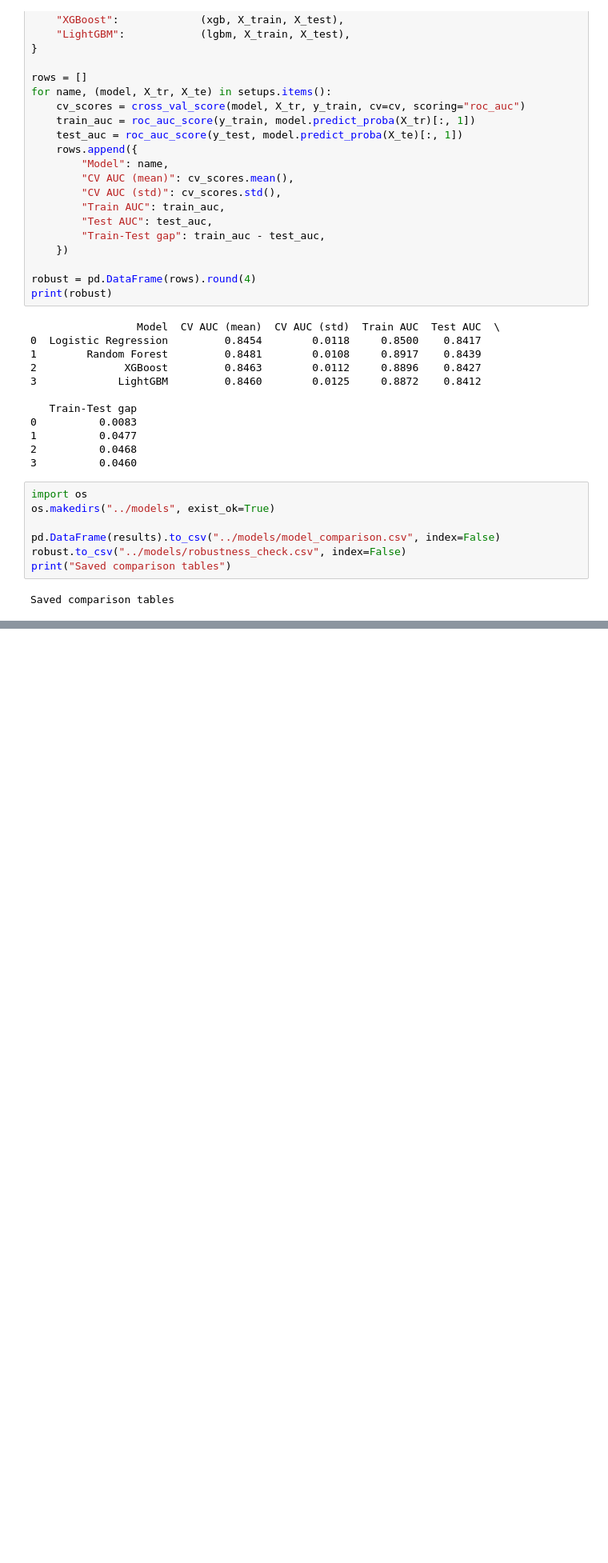
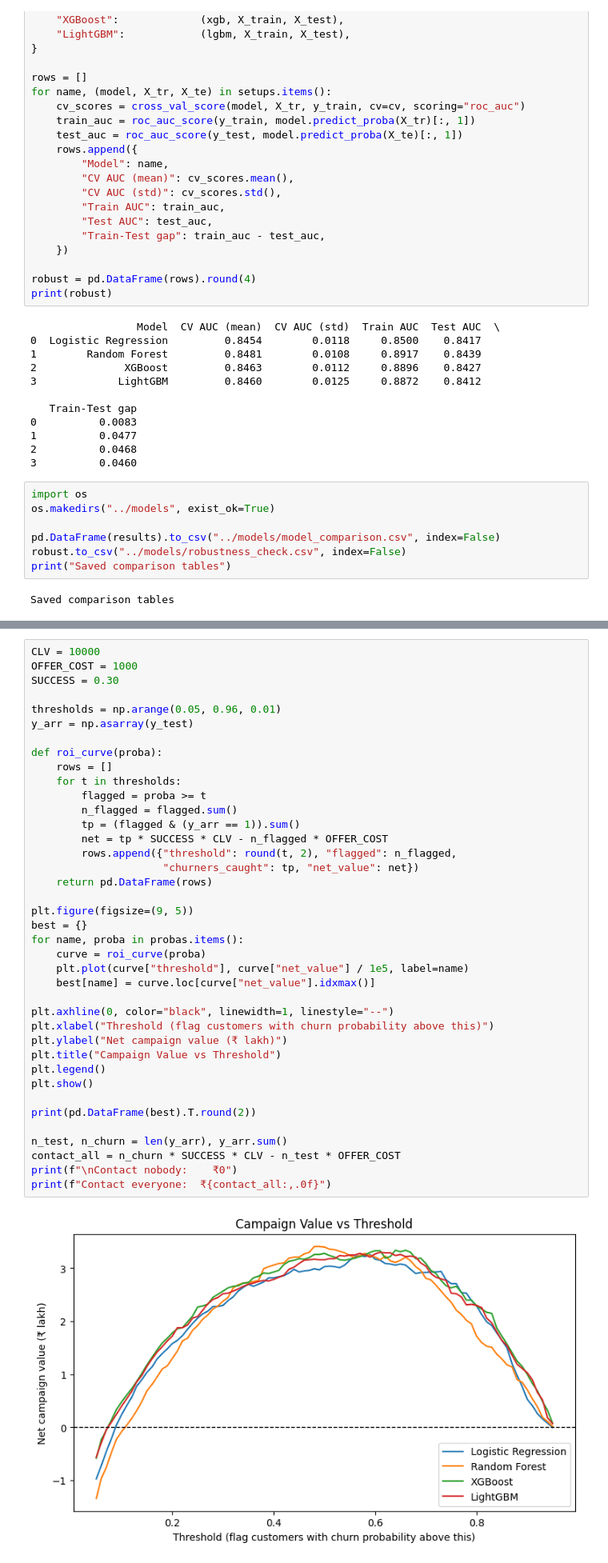
Before and after one commit to rayan-30/customer-churn-prediction, a Jupyter notebook: notebooks/04_Modelling.ipynb, the cells around one changed output, grey strips where cells are left out. Shown at 80% size. Saved outputs shown, nothing was run; the diff lists cells and outputs as text; blank space fills up the shorter version.

Commit message:
Add SMOTE comparison and ROI threshold analysis

```diff
--- a/notebooks/04_Modelling.ipynb
+++ b/notebooks/04_Modelling.ipynb
@@ -212,0 +258,41 @@ Saved comparison tables
+# %%
+CLV = 10000
+OFFER_COST = 1000
+SUCCESS = 0.30
+
+thresholds = np.arange(0.05, 0.96, 0.01)
+y_arr = np.asarray(y_test)
+
+def roi_curve(proba):
+    rows = []
+    for t in thresholds:
+        flagged = proba >= t
+        n_flagged = flagged.sum()
+        tp = (flagged & (y_arr == 1)).sum()
+        net = tp * SUCCESS * CLV - n_flagged * OFFER_COST
+        rows.append({"threshold": round(t, 2), "flagged": n_flagged,
+                     "churners_caught": tp, "net_value": net})
+    return pd.DataFrame(rows)
+
+plt.figure(figsize=(9, 5))
+best = {}
+for name, proba in probas.items():
+    curve = roi_curve(proba)
+    plt.plot(curve["threshold"], curve["net_value"] / 1e5, label=name)
+    best[name] = curve.loc[curve["net_value"].idxmax()]
+
+plt.axhline(0, color="black", linewidth=1, linestyle="--")
+plt.xlabel("Threshold (flag customers with churn probability above this)")
+plt.ylabel("Net campaign value (₹ lakh)")
+plt.title("Campaign Value vs Threshold")
+plt.legend()
+plt.show()
+
+print(pd.DataFrame(best).T.round(2))
+
+n_test, n_churn = len(y_arr), y_arr.sum()
+contact_all = n_churn * SUCCESS * CLV - n_test * OFFER_COST
+print(f"\nContact nobody:    ₹0")
+print(f"Contact everyone:  ₹{contact_all:,.0f}")
+# %% [output]
+[figure, added]
```
Also changed, not shown: parts of 4 cells of this notebook.
